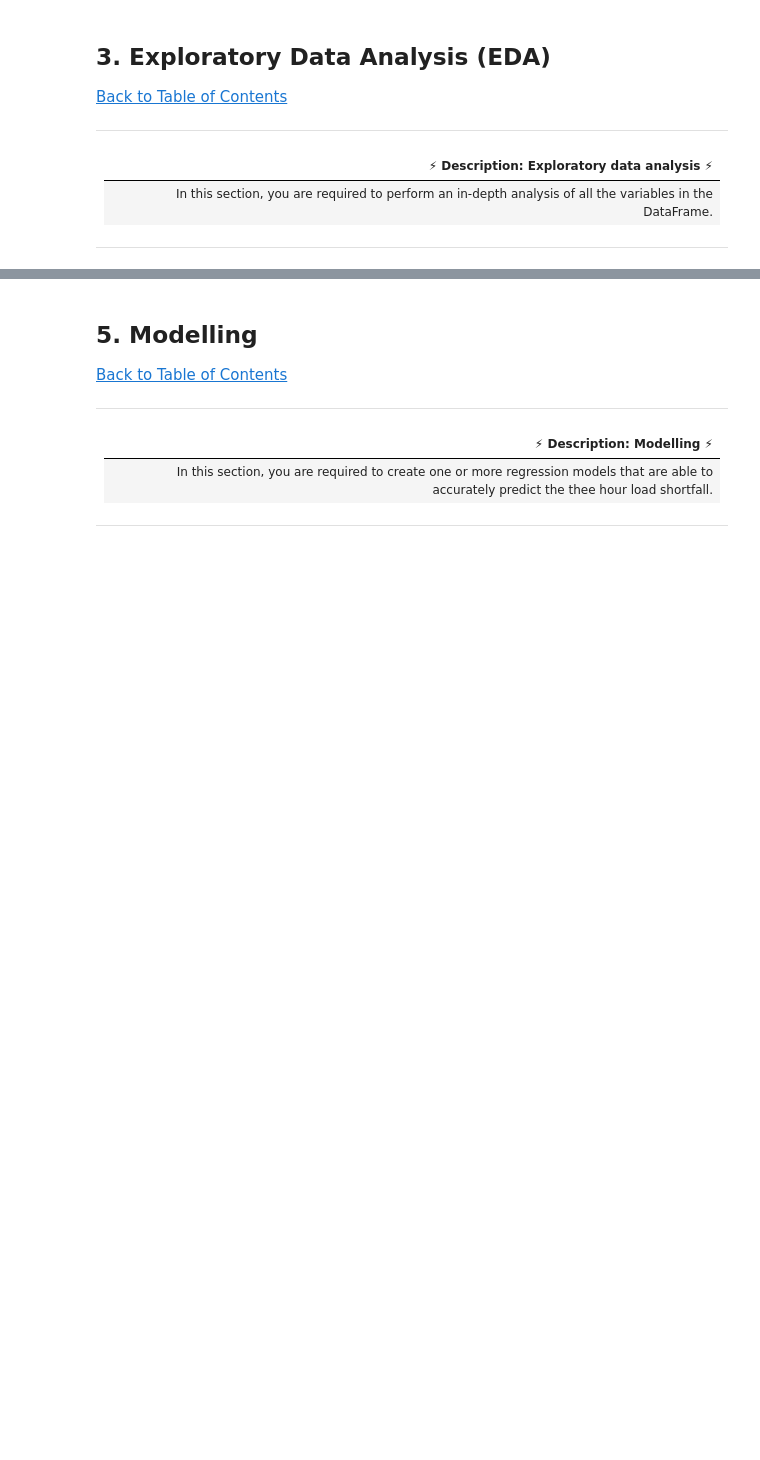
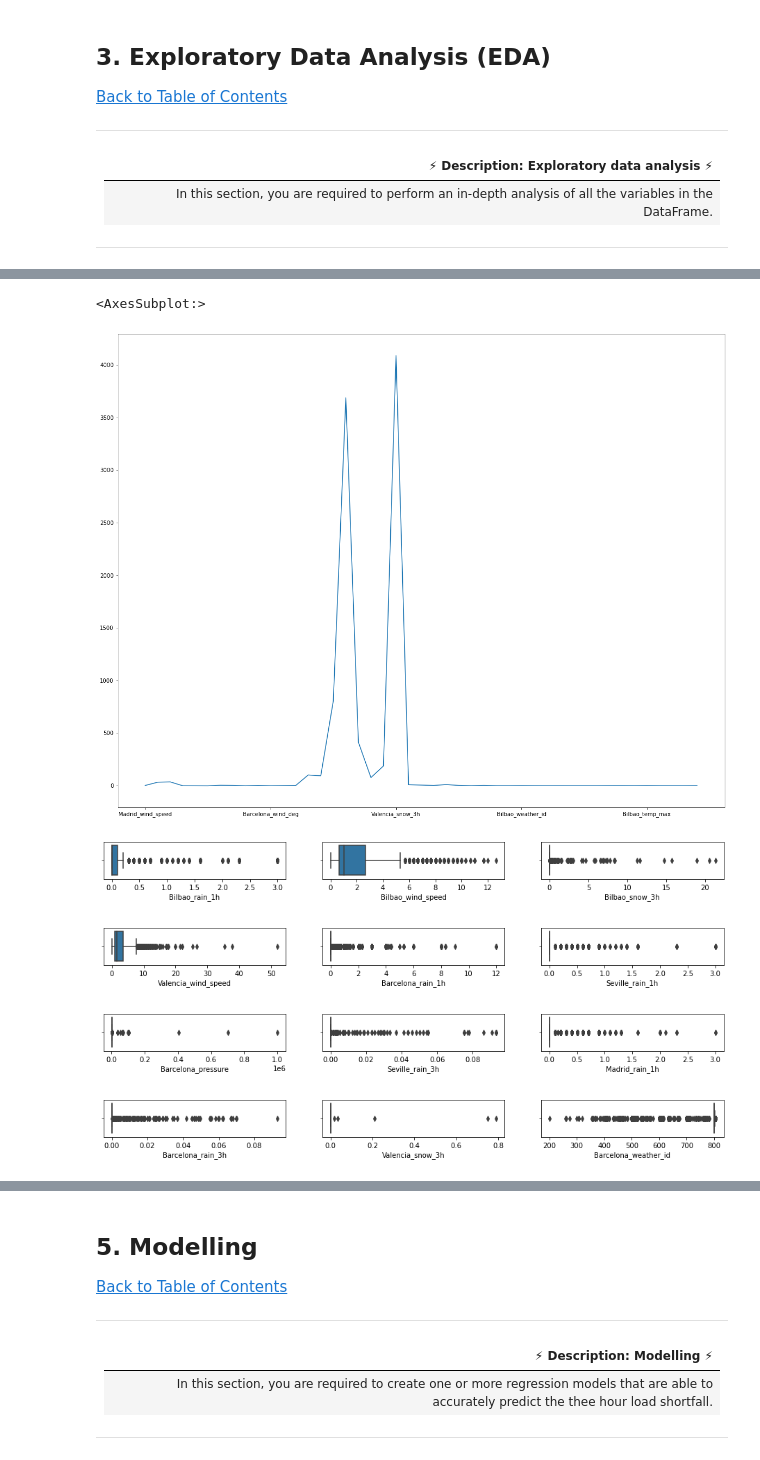
Before and after one commit to codebymusa/TEAM-GM1, a Jupyter notebook: Advanced-Regression-Starter-Data/starter-notebook.ipynb, the cells around one changed output, grey strips where cells are left out. Saved outputs shown, nothing was run; the diff lists cells and outputs as text; code cells hidden in the pictures; blank space fills up the shorter version.

```diff
--- a/Advanced-Regression-Starter-Data/starter-notebook.ipynb
+++ b/Advanced-Regression-Starter-Data/starter-notebook.ipynb
@@ -151,0 +259,50 @@ df_train.shape
+# %%
+plt.figure(figsize=(20,16))
+df.kurtosis().plot()
+# %% [output]
+<AxesSubplot:>
+[figure, added]
+# %%
+plt.figure(figsize=(16,1))
+plt.subplot(1,3,1)
+sns.boxplot(df['Bilbao_rain_1h'])
+plt.subplot(1,3,2)
+sns.boxplot(df['Bilbao_wind_speed'])
+plt.subplot(1,3,3)
+sns.boxplot(df['Bilbao_snow_3h'])
+plt.show()
+# %% [output]
+[figure, added]
+# %%
+plt.figure(figsize=(16,1))
+plt.subplot(1,3,1)
+sns.boxplot(df['Valencia_wind_speed'])
+plt.subplot(1,3,2)
+sns.boxplot(df['Barcelona_rain_1h'])
+plt.subplot(1,3,3)
+sns.boxplot(df['Seville_rain_1h'])
+plt.show()
+# %% [output]
+[figure, added]
+# %%
+plt.figure(figsize=(16,1))
+plt.subplot(1,3,1)
+sns.boxplot(df['Barcelona_pressure'])
+plt.subplot(1,3,2)
+sns.boxplot(df['Seville_rain_3h'])
+plt.subplot(1,3,3)
+sns.boxplot(df['Madrid_rain_1h'])
+plt.show()
+# %% [output]
+[figure, added]
+# %%
+plt.figure(figsize=(16,1))
+plt.subplot(1,3,1)
+sns.boxplot(df['Barcelona_rain_3h'])
+plt.subplot(1,3,2)
+sns.boxplot(df['Valencia_snow_3h'])
+plt.subplot(1,3,3)
+sns.boxplot(df['Barcelona_weather_id'])
+plt.show()
+# %% [output]
+[figure, added]
```
Also changed, not shown: parts of 147 cells of this notebook, 1 other file.
